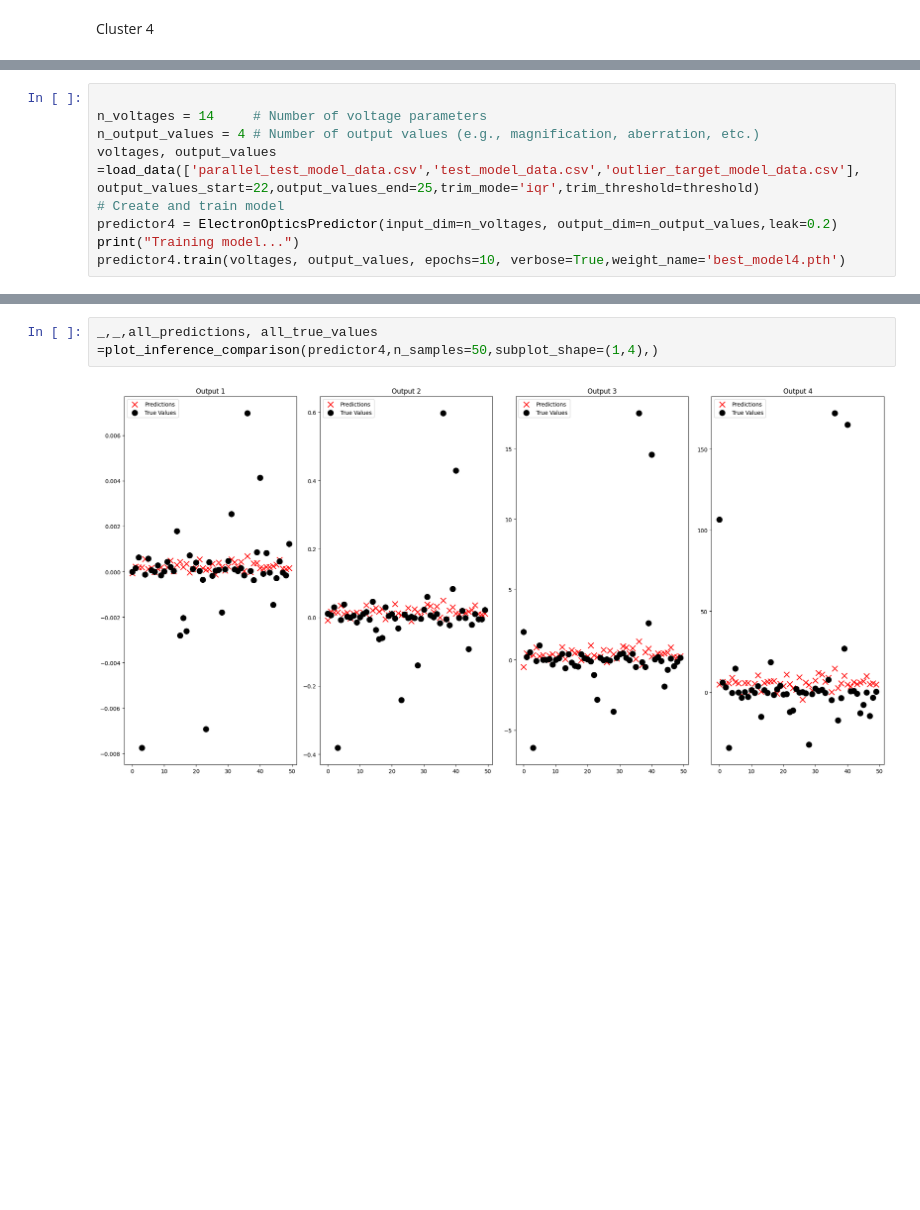
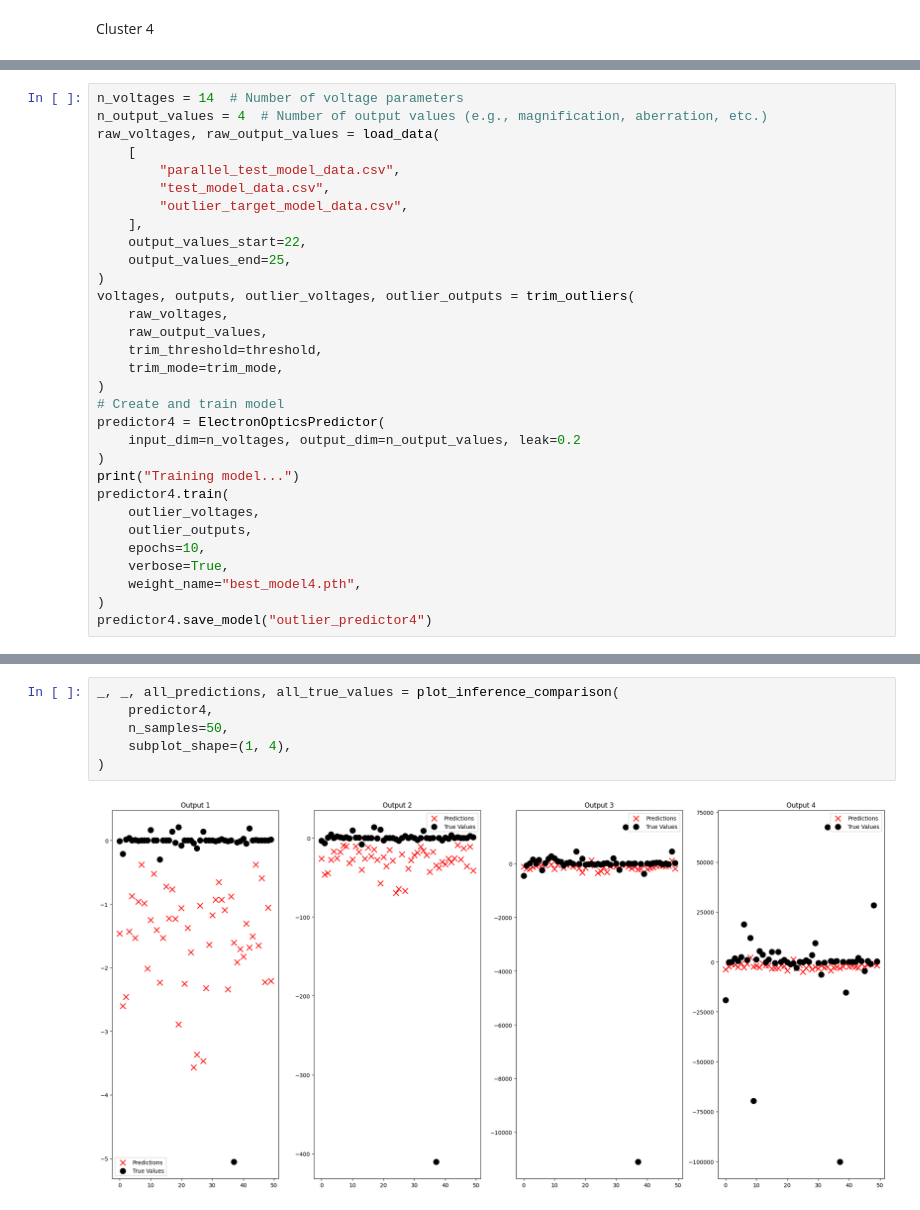
Before and after one commit to larrywu7/electron_optics, a Jupyter notebook: electron_optics_map_seperate_params.ipynb, the cells around one changed output, grey strips where cells are left out. Drawn from its saved outputs; the diff is of its cells as text; blank space fills up the shorter version.

```diff
--- a/electron_optics_map_seperate_params.ipynb
+++ b/electron_optics_map_seperate_params.ipynb
@@ -133,11 +366,33 @@ ax[-3].set_xlim(-0.2, 0.2)
 [figure]
 # %%
-
-n_voltages = 14     # Number of voltage parameters
-n_output_values = 4 # Number of output values (e.g., magnification, aberration, etc.)
-voltages, output_values =load_data(['parallel_test_model_data.csv','test_model_data.csv','outlier_target_model_data.csv'], output_values_start=22,output_values_end=25,trim_mode='iqr',trim_threshold=threshold)
+n_voltages = 14  # Number of voltage parameters
+n_output_values = 4  # Number of output values (e.g., magnification, aberration, etc.)
+raw_voltages, raw_output_values = load_data(
+    [
+        "parallel_test_model_data.csv",
+        "test_model_data.csv",
+        "outlier_target_model_data.csv",
+    ],
+    output_values_start=22,
+    output_values_end=25,
+)
+voltages, outputs, outlier_voltages, outlier_outputs = trim_outliers(
+    raw_voltages,
+    raw_output_values,
+    trim_threshold=threshold,
+    trim_mode=trim_mode,
+)
 # Create and train model
-predictor4 = ElectronOpticsPredictor(input_dim=n_voltages, output_dim=n_output_values,leak=0.2)
+predictor4 = ElectronOpticsPredictor(
+    input_dim=n_voltages, output_dim=n_output_values, leak=0.2
+)
 print("Training model...")
-predictor4.train(voltages, output_values, epochs=10, verbose=True,weight_name='best_model4.pth')
+predictor4.train(
+    outlier_voltages,
+    outlier_outputs,
+    epochs=10,
+    verbose=True,
+    weight_name="best_model4.pth",
+)
+predictor4.save_model("outlier_predictor4")
 # %% [output]
@@ -149,5 +404,9 @@ Training completed. Best validation loss: 0.005560
 # %%
-_,_,all_predictions, all_true_values =plot_inference_comparison(predictor4,n_samples=50,subplot_shape=(1,4),)
+_, _, all_predictions, all_true_values = plot_inference_comparison(
+    predictor4,
+    n_samples=50,
+    subplot_shape=(1, 4),
+)
 # %% [output]
-[figure, old version]
+[figure, new version]
 # %%
```
Also changed, not shown: parts of 14 cells of this notebook, 19 other files.
